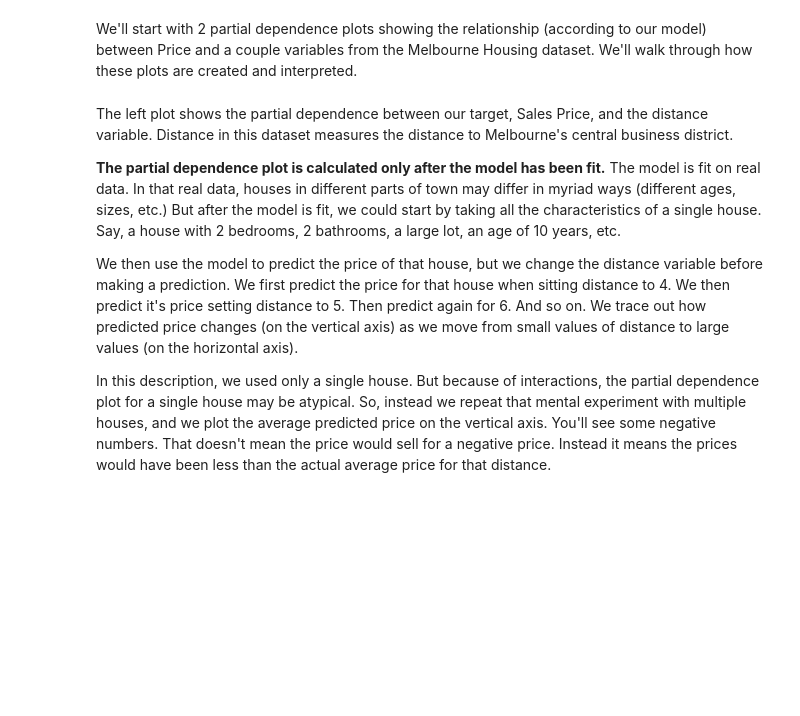
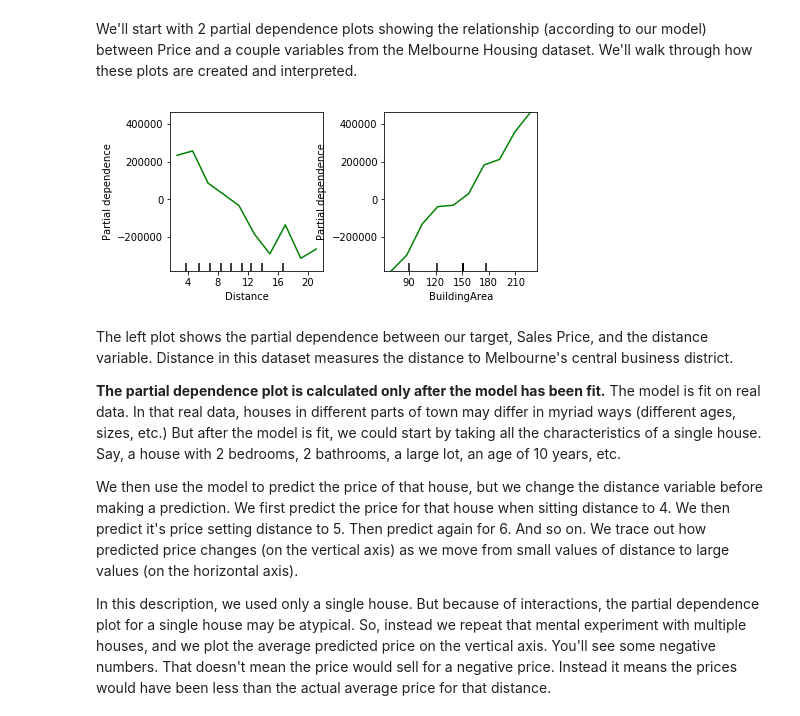
Before and after one commit to falconjs/Archaeopteryx, a Jupyter notebook: Kaggle_Learn_Machine_Learning/24 Partial Dependence Plots.ipynb, the cells around one changed output. Saved outputs shown, nothing was run; the diff lists cells and outputs as text; code cells hidden in the pictures; blank space fills up the shorter version.

```diff
--- a/Kaggle_Learn_Machine_Learning/24 Partial Dependence Plots.ipynb
+++ b/Kaggle_Learn_Machine_Learning/24 Partial Dependence Plots.ipynb
@@ -22,8 +22,32 @@ We'll start with 2 partial dependence plots showing the relationship (according
 # %%
 import pandas as pd
 from sklearn.ensemble import GradientBoostingRegressor, GradientBoostingClassifier
 from sklearn.ensemble.partial_dependence import partial_dependence, plot_partial_dependence
 from sklearn.preprocessing import Imputer
+
+%matplotlib inline
+
+cols_to_use = ['Distance', 'Landsize', 'BuildingArea']
+
+def get_some_data():
+    data = pd.read_csv('../input/melbourne-housing-snapshot/melb_data.csv')
+    y = data.Price
+    X = data[cols_to_use]
+    my_imputer = Imputer()
+    imputed_X = my_imputer.fit_transform(X)
+    return imputed_X, y
+
+
+X, y = get_some_data()
+my_model = GradientBoostingRegressor()
+my_model.fit(X, y)
+my_plots = plot_partial_dependence(my_model,
+                                   features=[0,2],
+                                   X=X,
+                                   feature_names=cols_to_use,
+                                   grid_resolution=10)
+# %% [output]
+[figure, added]
 # %% [markdown]
 The left plot shows the partial dependence between our target, Sales Price, and the distance variable.  Distance in this dataset measures the distance to Melbourne's central business district.
 
```
Also changed, not shown: parts of 6 cells of this notebook, 1 other file.
